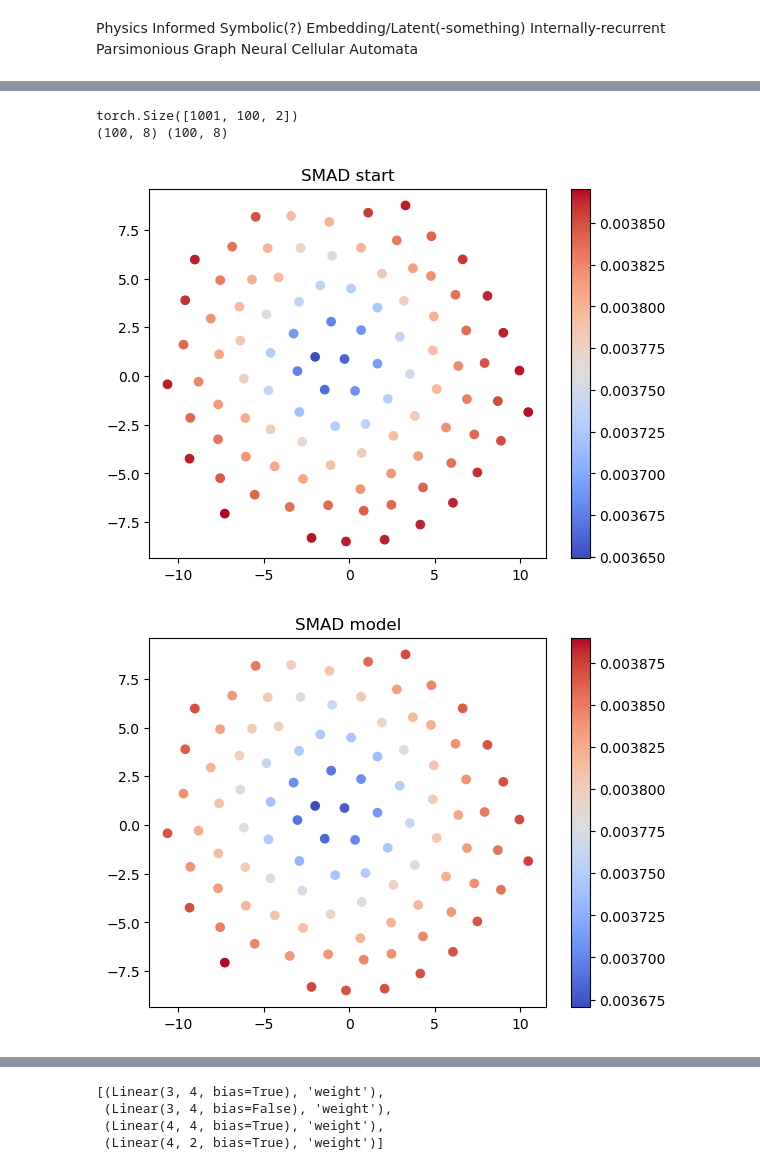
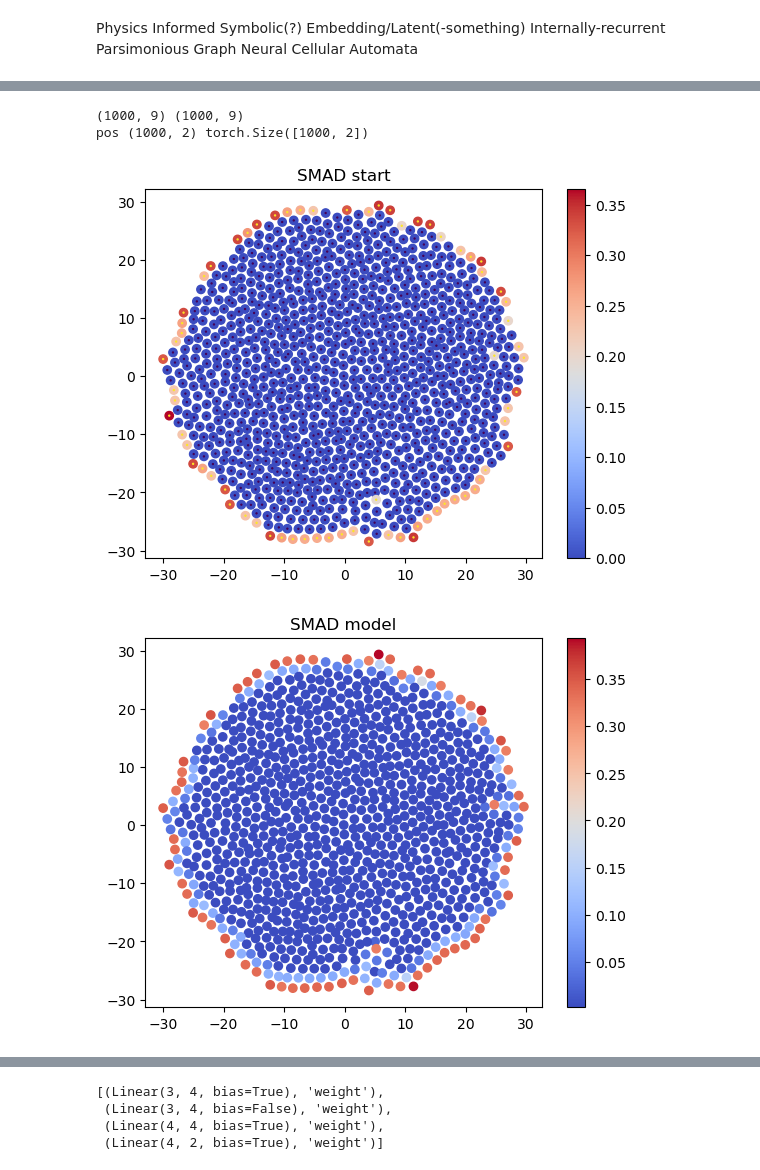
Before and after one commit to JakobSchauser/PhD, a Jupyter notebook: code/NCAs/NCA_message_passing.ipynb, the cells around one changed output, grey strips where cells are left out. Saved outputs shown, nothing was run; the diff lists cells and outputs as text; code cells hidden in the pictures.

Commit message:
Got some quite nice visualizations working

```diff
--- a/code/NCAs/NCA_message_passing.ipynb
+++ b/code/NCAs/NCA_message_passing.ipynb
@@ -265,58 +298,61 @@ model.train(False)
 # y_val = np.array([np.load(f'data/quarter_3_both.csv_BMP_levels.npy'), np.load(f'data/quarter_3_both.csv_FGF_levels.npy')])
 y_val = env.ys[0]
 
+poss = env.positions[0]
 
-iii  = 300
-print(y_val.shape)
+iii  = 10
 X = torch.tensor(y_val[iii], dtype=torch.float32)
 target = torch.tensor(y_val[iii+10] , dtype=torch.float32)
 
-edges, edge_weights, border = env.get_edges(env.positions)
+edges, edge_weights, border = env.get_edges(poss)
 
-X = torch.cat((X, border.unsqueeze(1)), dim = 1)
+print("pos",poss.shape, X.shape)
 
-out = model(X, edges, edge_weights)
+# X = torch.cat((X, border.unsqueeze(1)), dim = 1)
+
+out = env.call_model(X, edges, edge_weights, border)
 
 out = out.detach().numpy()
 
 
-plt.scatter(env.positions[:,0], env.positions[:,1], c=X[:,0], cmap='coolwarm')
+plt.scatter(poss[:,0], poss[:,1], c=X[:,0], cmap='coolwarm')
 plt.colorbar()
+plt.scatter(poss[:,0], poss[:,1], c= env.border_mask[0], s= 0.5)
 plt.title('SMAD start')
 plt.show()
 
-plt.scatter(env.positions[:,0], env.positions[:,1], c=out[:,0], cmap='coolwarm')
+plt.scatter(poss[:,0], poss[:,1], c=out[:,0], cmap='coolwarm')
 plt.colorbar()
 plt.title('SMAD model')
 plt.show()
 
 
-plt.scatter(env.positions[:,0], env.positions[:,1], c=target[:,0], cmap='coolwarm')
+plt.scatter(poss[:,0], poss[:,1], c=target[:,0], cmap='coolwarm')
 plt.colorbar()
 plt.title('SMAD target')
 plt.show()
 
 # plot diff
 
-plt.scatter(env.positions[:,0], env.positions[:,1], c=(out[:,0] - target[:,0].detach().numpy())/target[:,0].detach().numpy(), cmap='coolwarm')
+plt.scatter(poss[:,0], poss[:,1], c=(out[:,0] - target[:,0].detach().numpy()), cmap='coolwarm')
 plt.colorbar()
 plt.title('SMAD diff')
 plt.show()
 
 
 
-plt.scatter(env.positions[:,0], env.positions[:,1], c=out[:,1], cmap='coolwarm')
+plt.scatter(poss[:,0], poss[:,1], c=out[:,1], cmap='coolwarm')
 plt.colorbar()
 plt.title('ERK model')
 plt.show()
 
 
-plt.scatter(env.positions[:,0], env.positions[:,1], c=target[:,1], cmap='coolwarm')
+plt.scatter(poss[:,0], poss[:,1], c=target[:,1], cmap='coolwarm')
 plt.colorbar()
 plt.title('ERK target')
 plt.show()
 # %% [output]
-torch.Size([1001, 100, 2])
-(100, 8) (100, 8)
+(1000, 9) (1000, 9)
+pos (1000, 2) torch.Size([1000, 2])
-[figure, old version]
+[figure, new version]
-[figure, old version]
+[figure, new version]
```
Also changed, not shown: parts of 5 cells of this notebook.
